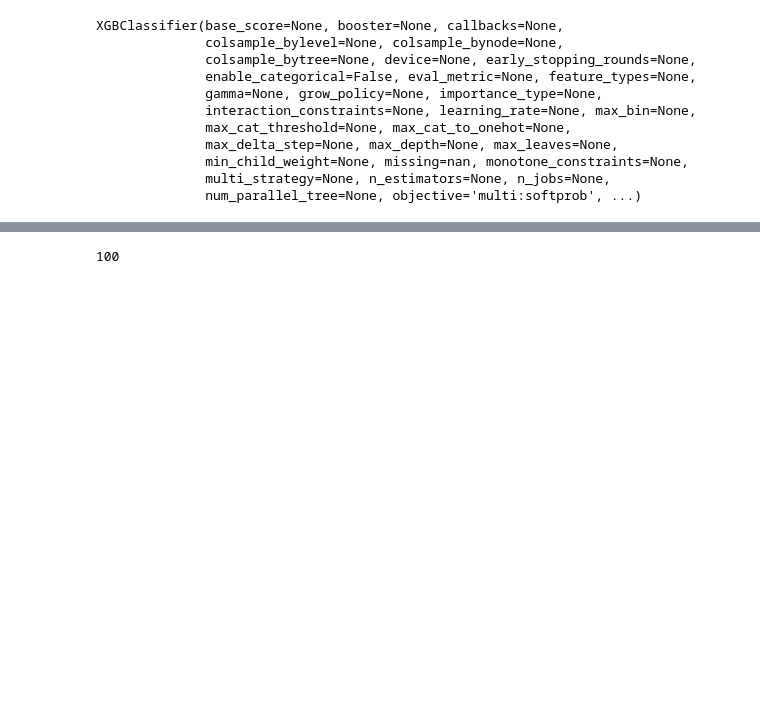
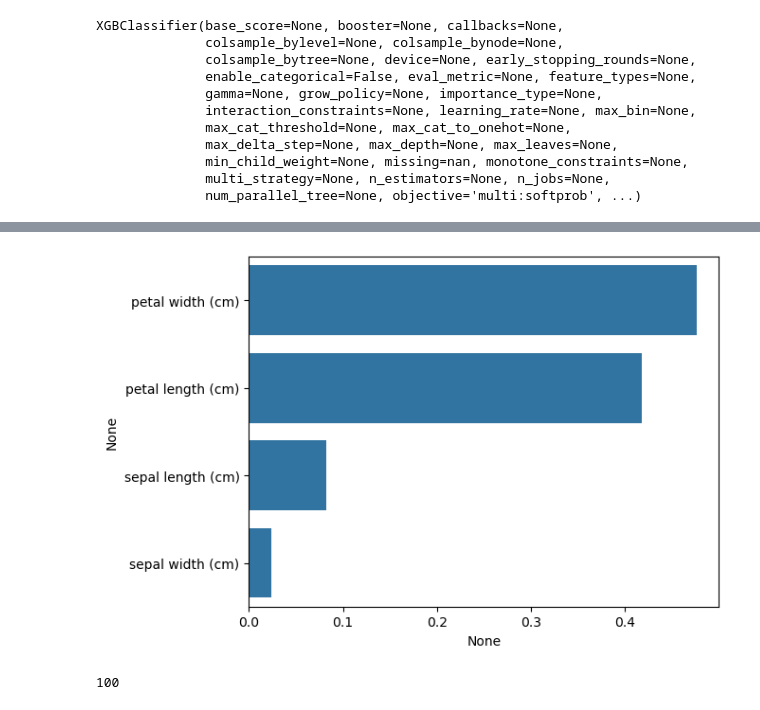
Before and after one commit to jongmoonha/AI-ME-Practice, a Jupyter notebook: Chapter2_Machine learning _2.ipynb, the cells around one changed output, grey strips where cells are left out. Drawn from its saved outputs; the diff is of its cells as text; code cells hidden in the pictures; blank space fills up the shorter version.

Commit message:
Added feature importance

```diff
--- a/Chapter2_Machine learning _2.ipynb
+++ b/Chapter2_Machine learning _2.ipynb
@@ -207,4 +205,19 @@ y_pred_df.apply(lambda x: cal_test_acc_score(x))
 dtype: float64
+# %%
+# feature importance using random forest
+import matplotlib.pyplot as plt
+import seaborn as sns
+
+rf_clf.feature_importances_
+
+feature_importance = pd.Series(rf_clf.feature_importances_, index = iris.feature_names)
+feature_importance = feature_importance.sort_values(ascending=False)
+
+
+sns.barplot(x = feature_importance, y = feature_importance.index)
+plt.show()
+# %% [output]
+[figure, added]
 # %%
 # parameter 조정
 # help(knn_clf)
```
Also changed, not shown: parts of 2 cells of this notebook.
